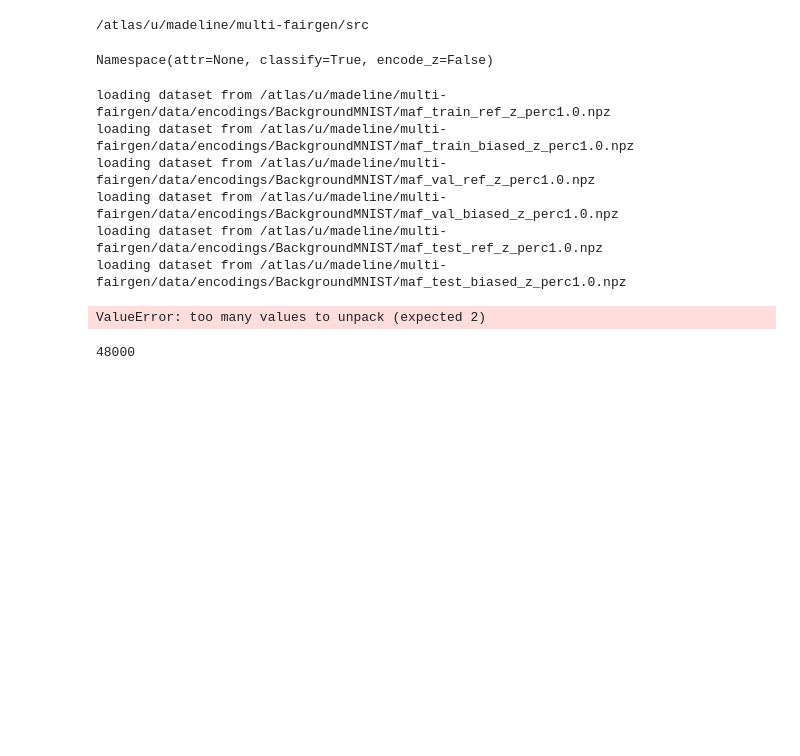
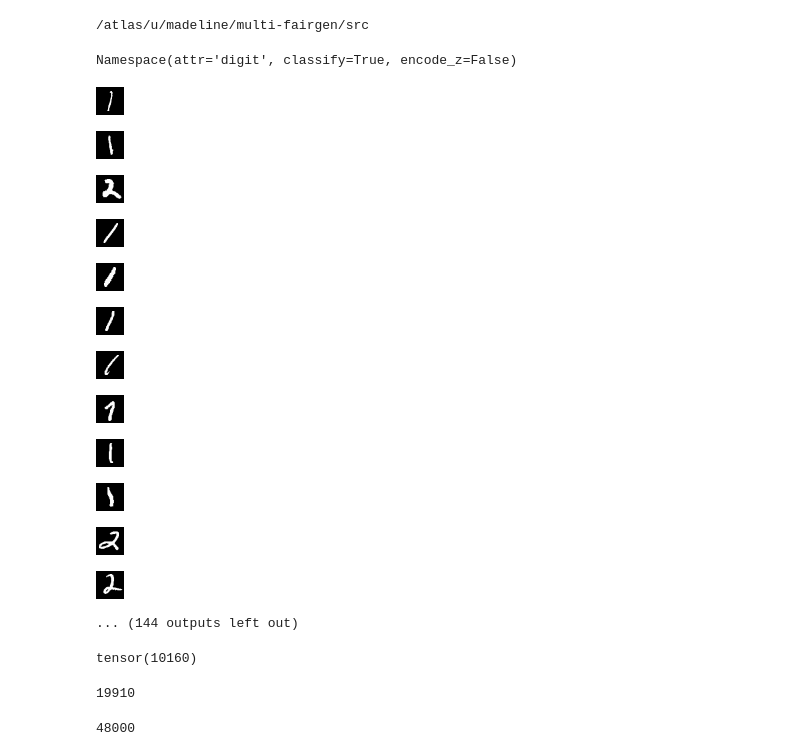
Before and after one commit to ermongroup/f-dre, a Jupyter notebook: notebooks/test_dsets.ipynb, the cells around one changed output. Drawn from its saved outputs; the diff is of its cells as text; code cells hidden in the pictures; blank space fills up the shorter version.

```diff
--- a/notebooks/test_dsets.ipynb
+++ b/notebooks/test_dsets.ipynb
@@ -26,38 +26,53 @@ def dict2namespace(config):
         setattr(namespace, key, new_value)
     return namespace
 # %%
-with open('/atlas/u/madeline/multi-fairgen/src/configs/classification/diff_bkgd/encodings1.0.yaml') as f:
+with open('/atlas/u/madeline/multi-fairgen/src/configs/classification/same_bkgd/attr_digits.yaml') as f:
     config = yaml.load(f)
 config = dict2namespace(config)
 # %%
-config.data.dataset='SplitEncodedMNIST'
+config.data.dataset='DigitMNISTSubset'
 config.model.name = 'maf'
-config.data.encoded_dataset = 'BackgroundMNIST'
+# config.data.encoded_dataset = 'BackgroundMNIST'
 # %%
 args = argparse.Namespace(
     encode_z=False,
-    attr=None,
+    attr='digit',
     classify=True
 )
 args
 # %% [output]
-Namespace(attr=None, classify=True, encode_z=False)
+Namespace(attr='digit', classify=True, encode_z=False)
 # %%
 train, val, test = fetch_dataloaders(config.data.dataset, config.training.batch_size, torch.device('cpu'), args, config)
-# %% [output]
-loading dataset from /atlas/u/madeline/multi-fairgen/data/encodings/BackgroundMNIST/maf_train_ref_z_perc1.0.npz
-loading dataset from /atlas/u/madeline/multi-fairgen/data/encodings/BackgroundMNIST/maf_train_biased_z_perc1.0.npz
-loading dataset from /atlas/u/madeline/multi-fairgen/data/encodings/BackgroundMNIST/maf_val_ref_z_perc1.0.npz
-loading dataset from /atlas/u/madeline/multi-fairgen/data/encodings/BackgroundMNIST/maf_val_biased_z_perc1.0.npz
-loading dataset from /atlas/u/madeline/multi-fairgen/data/encodings/BackgroundMNIST/maf_test_ref_z_perc1.0.npz
-loading dataset from /atlas/u/madeline/multi-fairgen/data/encodings/BackgroundMNIST/maf_test_biased_z_perc1.0.npz
-# %%
-for (x_ref, y_ref), (x_bias, y_bias) in train:
-#     display(to_img(x_ref[0].reshape(-1, 28, 28)))
-#     print(y)
-    assert y_ref == 1
-# %% [output]
-ValueError: too many values to unpack (expected 2)
+# %%
+ones_count = 0
+total = 0
+for x, y in train:
+    ref_idxs = np.argwhere(y == 1).squeeze()
+    ref_xs = x[ref_idxs]
+    display(to_img(ref_xs[0].reshape(-1, 28, 28)))
+# %% [output]
+[figure, added]
+[figure, added]
+[figure, added]
+[figure, added]
+[figure, added]
+[figure, added]
+[figure, added]
+[figure, added]
+[figure, added]
+[figure, added]
+[figure, added]
+[figure, added]
+... (144 outputs left out)
+# %%
+ones_count
+# %% [output]
+tensor(10160)
+# %%
+total
+# %% [output]
+19910
 # %%
 from src.classification.dsets.cmnist import *
 from src.classification.dsets.flipped_mnist import *
```
Also changed, not shown: 20 other files.
